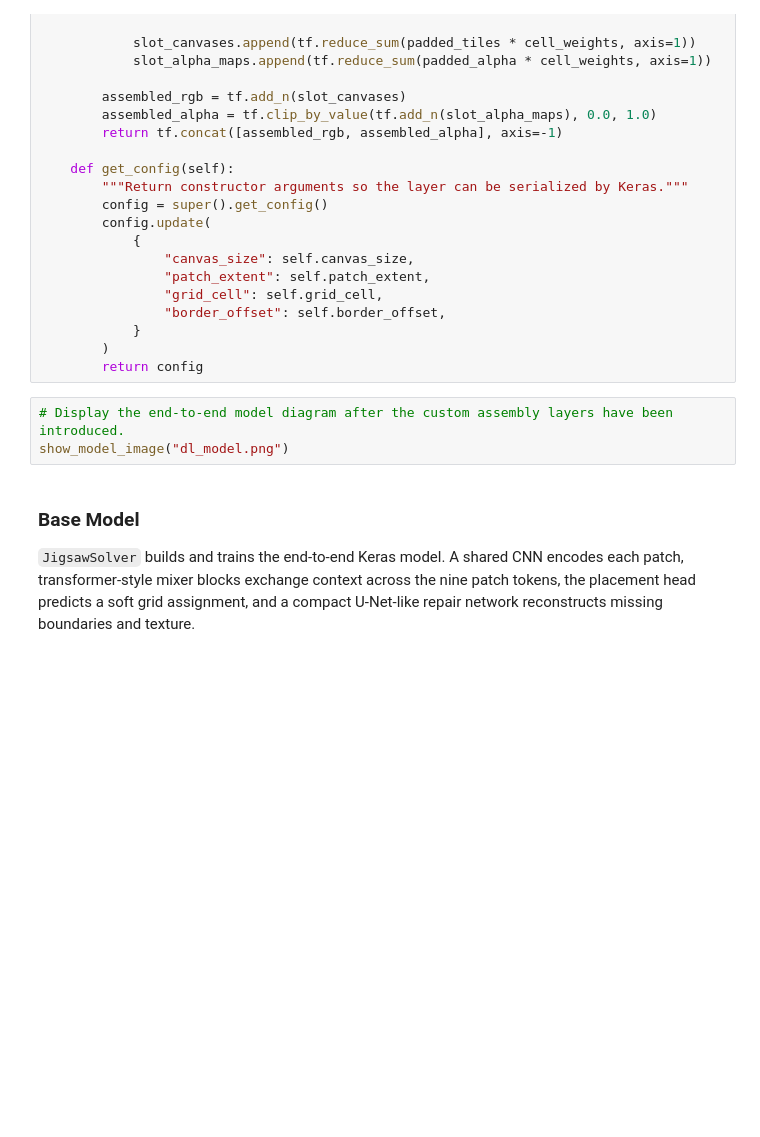
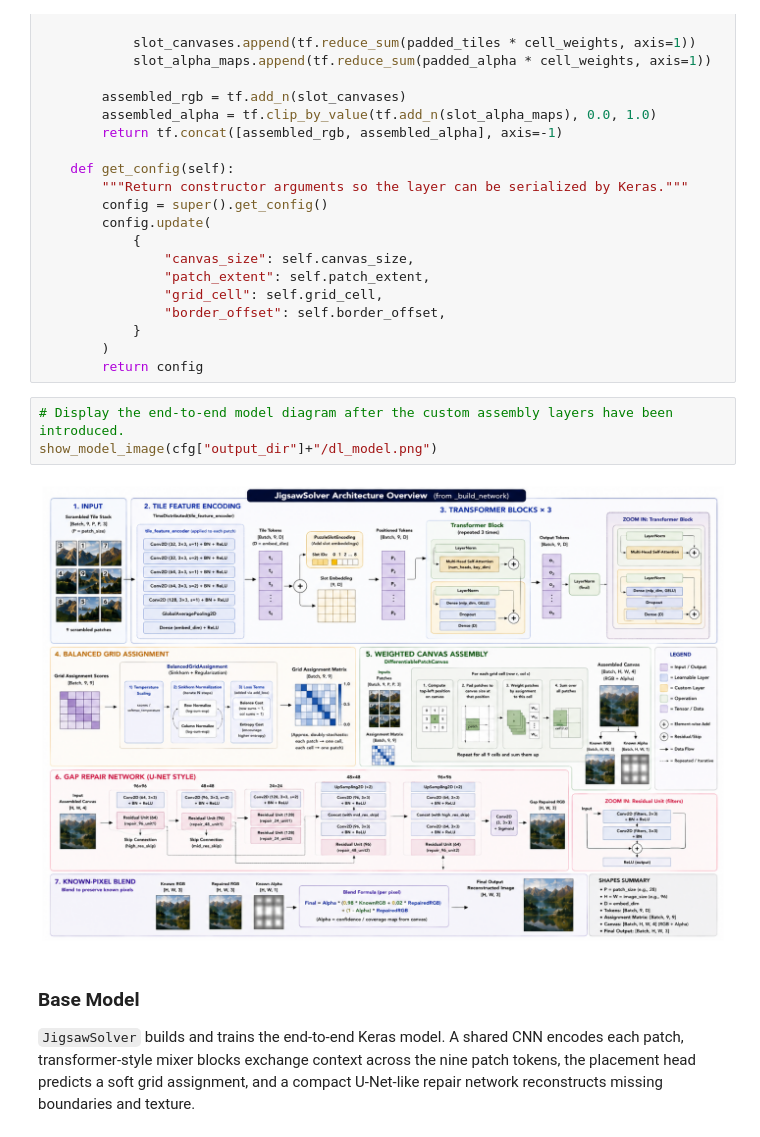
Before and after one commit to mohamadch91/UNIBO_DL_JIGSAW, a Jupyter notebook: patches_to_image_spec.ipynb, the cells around one changed output. Cells and saved outputs as stored; diff of their text form; blank space fills up the shorter version.

```diff
--- a/patches_to_image_spec.ipynb
+++ b/patches_to_image_spec.ipynb
@@ -626,7 +636,9 @@ class DifferentiablePatchCanvas(layers.Layer):
         return config
 # %%
 # Display the end-to-end model diagram after the custom assembly layers have been introduced.
-show_model_image("dl_model.png")
+show_model_image(cfg["output_dir"]+"/dl_model.png")
+# %% [output]
+[figure, added]
 # %% [markdown]
 ### Base Model
 
```
Also changed, not shown: parts of 11 cells of this notebook.
